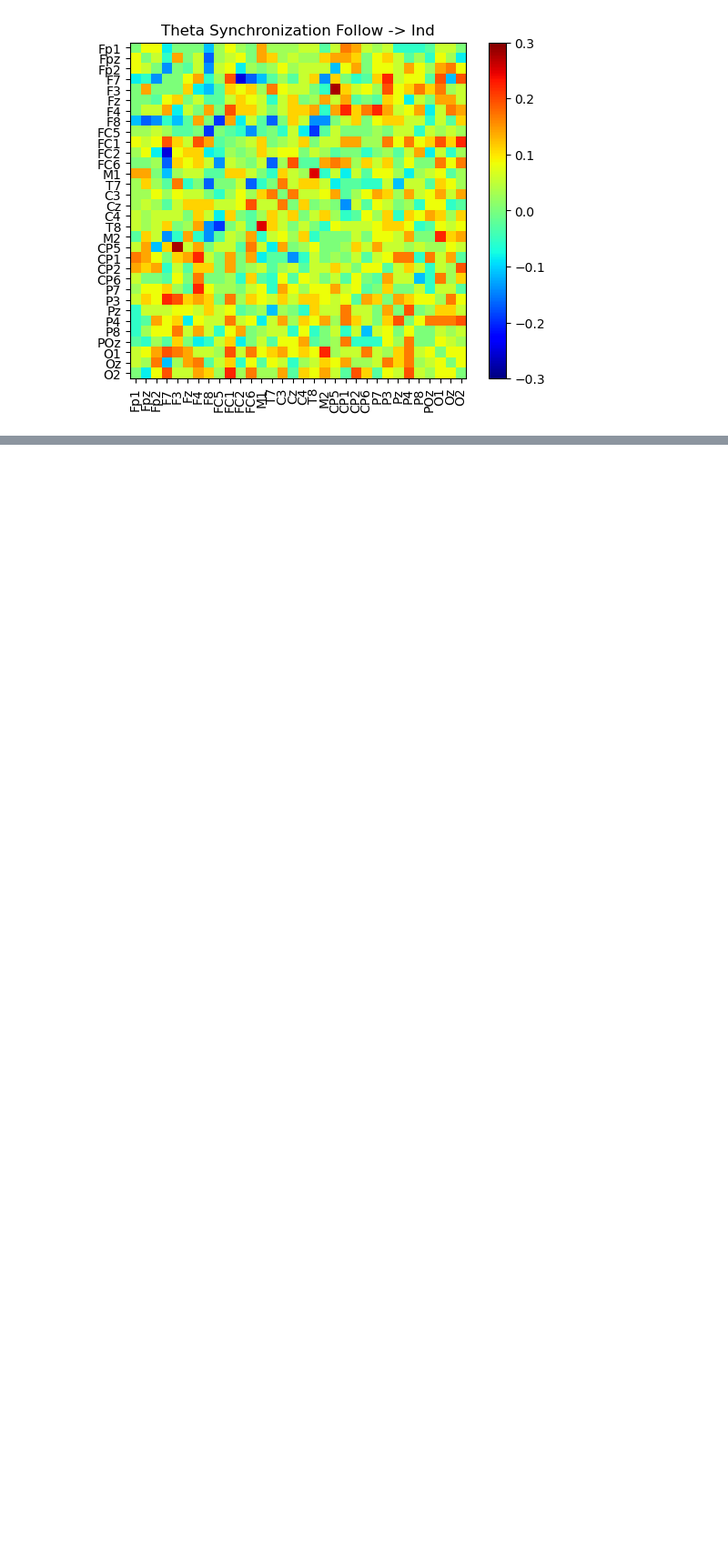
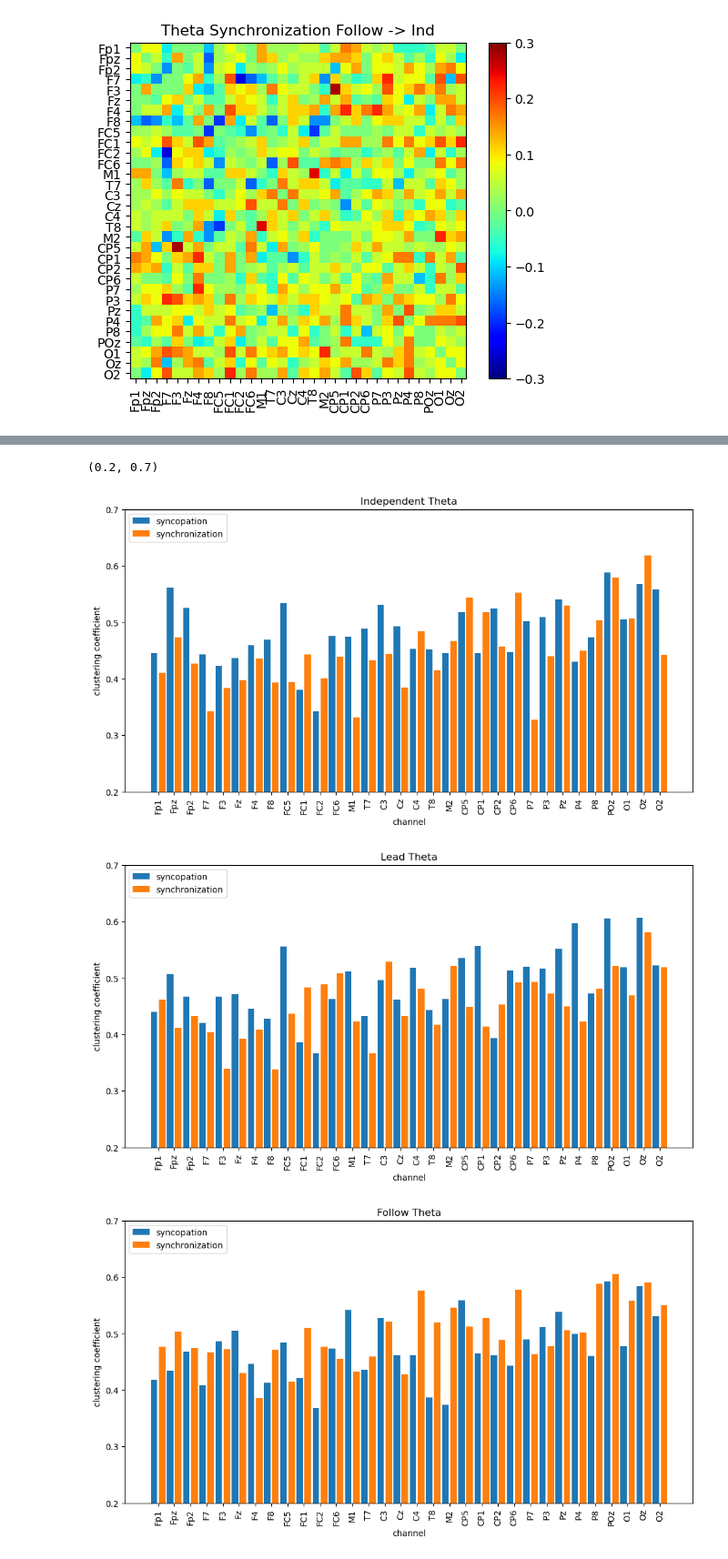
Before and after one commit to zhibinz2/1overf, a Jupyter notebook: Corr_amplitude/plot_networks.ipynb, the cells around one changed output, grey strips where cells are left out. Shown at 91% size. Cells and saved outputs as stored; diff of their text form; code cells hidden in the pictures; blank space fills up the shorter version.

```diff
--- a/Corr_amplitude/plot_networks.ipynb
+++ b/Corr_amplitude/plot_networks.ipynb
@@ -97,7 +95,7 @@ FileNotFoundError: [Errno 2] No such file or directory: 'chan_locs/xyzlabels.mat
 # %%
 # variable names for plotting
 states4names=['Independent','Leading','Following','Mutual']
-syn2names=['Synch','Synco']
+syn2names=['Synchronization','Syncopation']
 states3names=['Independent','Unidirectional','Bidirectional']
 band_labels = ['Delta','Theta','Alpha','Mu','Beta1','Beta2','Gamma']
 # %%
@@ -157,6 +155,12 @@ plt.colorbar()
 # %%
 #organize the adjacency matrices from partial correlation
 eeg_partial_correlation144x2 = eeg_partial_correlation144x2.astype(bool)
+
+for j in syn2names:
+    A[j] = dict()
+    for k in states4names:
+        A[j][k] = np.zeros((36,7,32,32))
+
 A_follow_synco = np.zeros((36,7,32,32))
 A_lead_synco = np.zeros((36,7,32,32))
 A_ind_synco = np.zeros((36,7,32,32))
@@ -308,2 +340,53 @@ Text(0, 0.5, 'clustering coefficient')
 [figure]
 [figure]
+# %%
+c_ind = [np.mean(c_ind_synco,axis = 0), np.mean(c_ind_synch,axis = 0)]
+c_lead = [np.mean(c_lead_synco,axis = 0), np.mean(c_lead_synch,axis = 0)]
+c_follow = [np.mean(c_follow_synco,axis = 0), np.mean(c_follow_synch,axis = 0)]
+c_mutual = [np.mean(c_mutual_synco,axis = 0), np.mean(c_mutual_synch,axis = 0)]
+
+plt.figure(figsize = (12,6))
+plt.bar(np.arange(32),c_ind[0],width = 0.4)
+plt.bar(np.arange(32)+0.5,c_ind[1],width = 0.4)
+plt.xticks(np.arange(32)+0.25,labels = labels,rotation = 'vertical')
+plt.legend(('syncopation','synchronization'), loc = 'upper left')
+plt.title('Independent ' + band_labels[f])
+plt.xlabel('channel')
+plt.ylabel('clustering coefficient')
+plt.ylim((0.2,0.7))
+
+plt.figure(figsize = (12,6))
+plt.bar(np.arange(32),c_lead[0],width = 0.4)
+plt.bar(np.arange(32)+0.5,c_lead[1],width = 0.4)
+plt.xticks(np.arange(32)+0.25,labels = labels,rotation = 'vertical')
+plt.legend(('syncopation','synchronization'), loc = 'upper left')
+plt.title('Lead ' + band_labels[f])
+plt.xlabel('channel')
+plt.ylabel('clustering coefficient')
+plt.ylim((0.2,0.7))
+
+plt.figure(figsize = (12,6))
+plt.bar(np.arange(32),c_follow[0],width = 0.4)
+plt.bar(np.arange(32)+0.5,c_follow[1],width = 0.4)
+plt.xticks(np.arange(32)+0.25,labels = labels,rotation = 'vertical')
+plt.legend(('syncopation','synchronization'), loc = 'upper left')
+plt.title('Follow ' + band_labels[f])
+plt.xlabel('channel')
+plt.ylabel('clustering coefficient')
+plt.ylim((0.2,0.7))
+
+
+plt.figure(figsize = (12,6))
+plt.bar(np.arange(32),c_mutual[0],width = 0.4)
+plt.bar(np.arange(32)+0.5,c_mutual[1],width = 0.4)
+plt.xticks(np.arange(32)+0.25,labels = labels,rotation = 'vertical')
+plt.legend(('syncopation','synchronization'), loc = 'upper left')
+plt.title('Mutual ' + band_labels[f])
+plt.xlabel('channel')
+plt.ylabel('clustering coefficient')
+plt.ylim((0.2,0.7))
+# %% [output]
+(0.2, 0.7)
+[figure, added]
+[figure, added]
+[figure, added]
```
Also changed, not shown: parts of 6 cells of this notebook.
